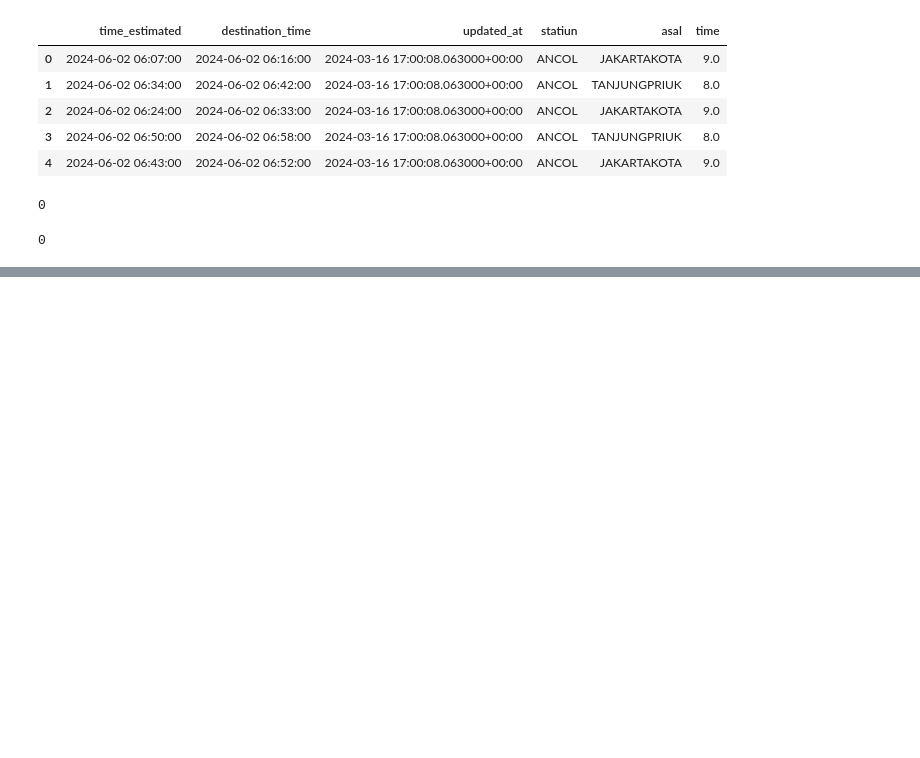
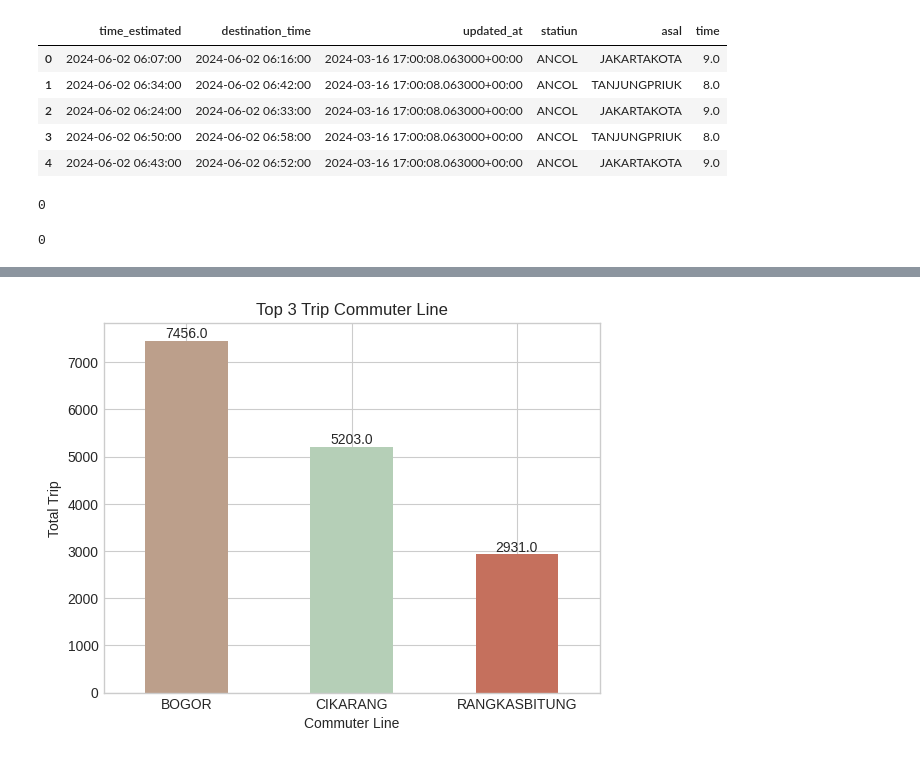
Before and after one commit to Xeroniter/Air, a Jupyter notebook: Year/Year.ipynb, the cells around one changed output, grey strips where cells are left out. Drawn from its saved outputs; the diff is of its cells as text; code cells hidden in the pictures; blank space fills up the shorter version.

```diff
--- a/Year/Year.ipynb
+++ b/Year/Year.ipynb
@@ -40,0 +49,12 @@ origin.duplicated().sum()
+# %%
+lito = origin.groupby("line").agg({"line":"count","route":"nunique","statiun":"nunique"})
+
+columns = {"line":"Total Trip", "route":"Total Route", "statiun":"Total Statiun"}
+
+lito = lito.rename(columns=columns)
+
+lito.index = lito.index.str.replace("COMMUTER LINE", "")
+
+lito.index = lito.index.str.strip()
+
+lito
@@ -40,0 +74,14 @@ origin.duplicated().sum()
+# %%
+def barplot(result, **barlimit):
+  if "ylabel" not in barlimit.keys():
+    barlimit["ylabel"] = "Total Trip"
+  bar = result.plot.bar(rot=0, **barlimit)
+  bar.bar_label(bar.containers[0], fmt="%1.1f");
+
+colors = ["#BC9F8B", "#B5CFB7", "#C5705D", "#ACE1AF", "#B3C8CF"]
+# %%
+sample = lito.sort_values("Total Trip", ascending=False).iloc[:3, 0]
+
+barplot(sample, title="Top 3 Trip Commuter Line", ylabel="Total Trip", color=colors, xlabel="Commuter Line")
+# %% [output]
+[figure, added]
```
Also changed, not shown: parts of 6 cells of this notebook.
